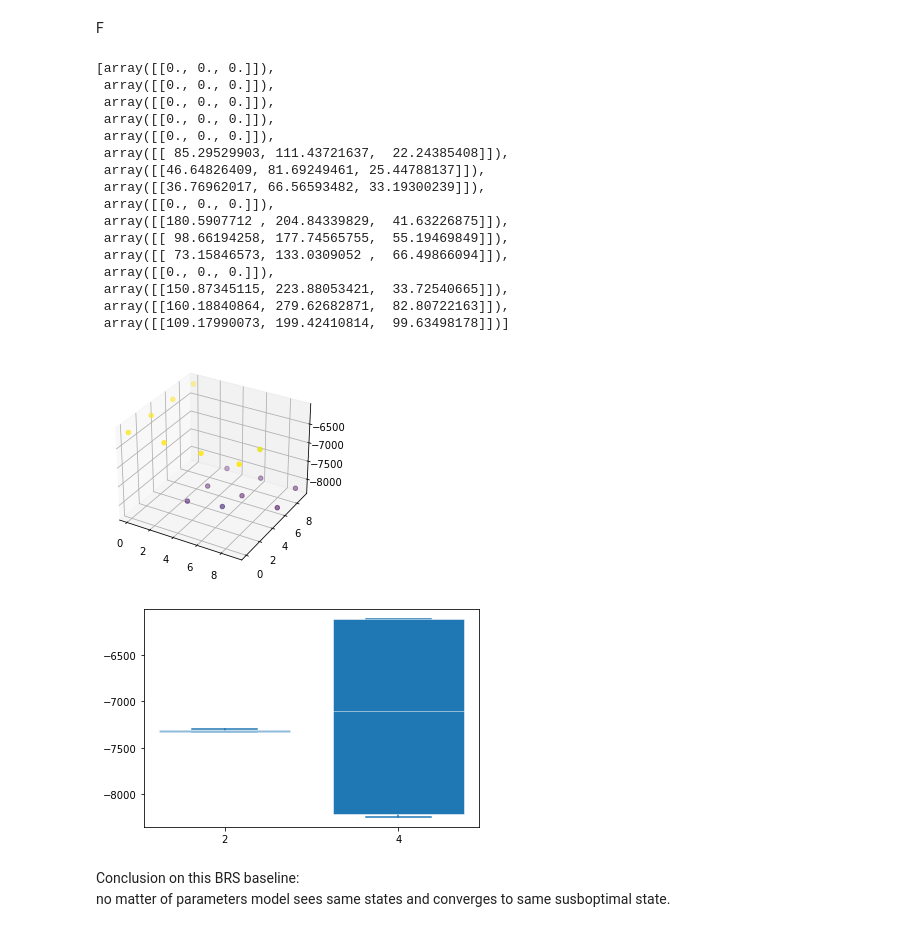
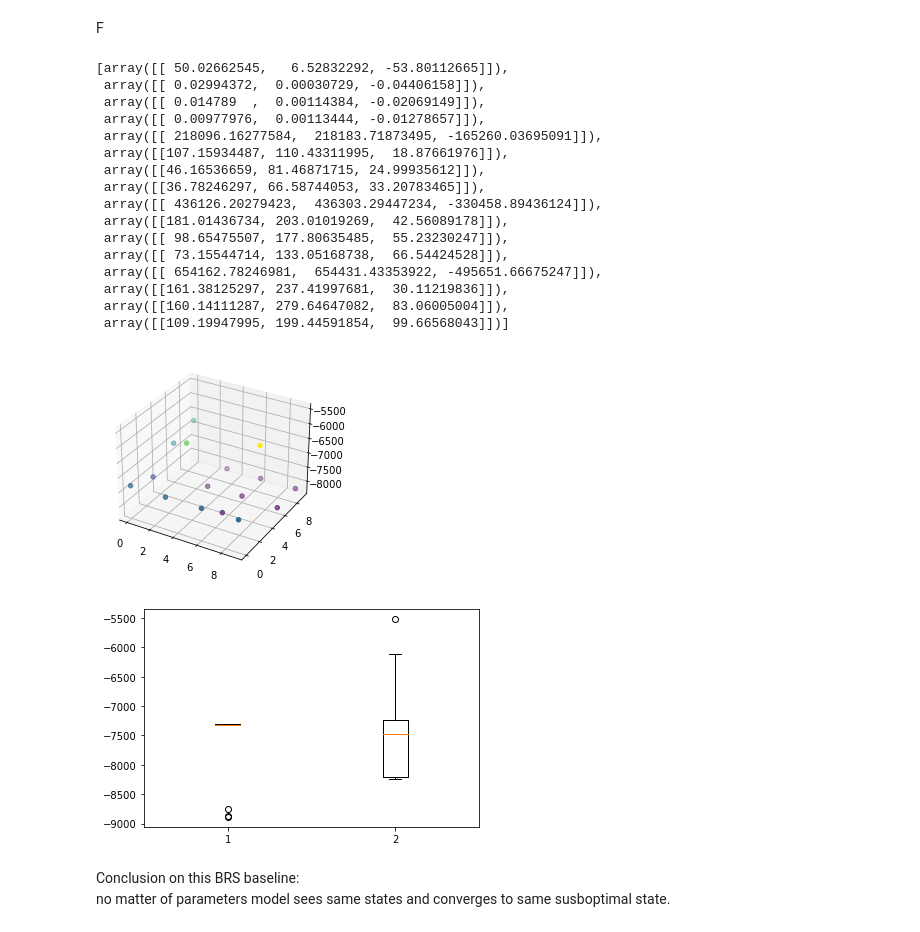
Before and after one commit to ivanvoid/ARS_RL, a Jupyter notebook: ARS.ipynb, the cells around one changed output. Drawn from its saved outputs; the diff is of its cells as text; code cells hidden in the pictures.

```diff
--- a/ARS.ipynb
+++ b/ARS.ipynb
@@ -155,8 +155,8 @@ def evaluate(env, model, SEED=SEED, EVAL_STEPS=EVAL_STEPS):
 # %% [markdown]
 Now we will check if std of exploration noise and it weight have any impact on model performance.
 # %%
-STD_RANGE = (1e-3, 1, 3e-1)
-V_RANGE = (1e-3, 1, 3e-1)
+STD_RANGE = (1e-3, 1, 8e-2)
+V_RANGE = (1e-3, 1, 8e-2)
 
 env = gym.make('Pendulum-v1', g=9.82)
 n_action = 1
@@ -202,8 +201,8 @@ saved_polices
 # %% [markdown]
 F
 # %%
-STD_RANGE = (0, 10, 3)
-V_RANGE = (0, 10, 3)
+STD_RANGE = (1e-3, 10, 3)
+V_RANGE = (1e-3, 10, 3)
 
 env = gym.make('Pendulum-v1', g=9.82)
 n_action = 1
@@ -224,41 +223,44 @@ monitor_big = np.array(monitor_big)
 # %%
 saved_polices
 # %% [output]
-[array([[0., 0., 0.]]),
- array([[0., 0., 0.]]),
- array([[0., 0., 0.]]),
- array([[0., 0., 0.]]),
- array([[0., 0., 0.]]),
- array([[ 85.29529903, 111.43721637,  22.24385408]]),
- array([[46.64826409, 81.69249461, 25.44788137]]),
- array([[36.76962017, 66.56593482, 33.19300239]]),
- array([[0., 0., 0.]]),
- array([[180.5907712 , 204.84339829,  41.63226875]]),
- array([[ 98.66194258, 177.74565755,  55.19469849]]),
- array([[ 73.15846573, 133.0309052 ,  66.49866094]]),
- array([[0., 0., 0.]]),
- array([[150.87345115, 223.88053421,  33.72540665]]),
- array([[160.18840864, 279.62682871,  82.80722163]]),
- array([[109.17990073, 199.42410814,  99.63498178]])]
+[array([[ 50.02662545,   6.52832292, -53.80112665]]),
+ array([[ 0.02994372,  0.00030729, -0.04406158]]),
+ array([[ 0.014789  ,  0.00114384, -0.02069149]]),
+ array([[ 0.00977976,  0.00113444, -0.01278657]]),
+ array([[ 218096.16277584,  218183.71873495, -165260.03695091]]),
+ array([[107.15934487, 110.43311995,  18.87661976]]),
+ array([[46.16536659, 81.46871715, 24.99935612]]),
+ array([[36.78246297, 66.58744053, 33.20783465]]),
+ array([[ 436126.20279423,  436303.29447234, -330458.89436124]]),
+ array([[181.01436734, 203.01019269,  42.56089178]]),
+ array([[ 98.65475507, 177.80635485,  55.23230247]]),
+ array([[ 73.15544714, 133.05168738,  66.54424528]]),
+ array([[ 654162.78246981,  654431.43353922, -495651.66675247]]),
+ array([[161.38125297, 237.41997681,  30.11219836]]),
+ array([[160.14111287, 279.64647082,  83.06005004]]),
+ array([[109.19947995, 199.44591854,  99.66568043]])]
 # %%
 fig = plt.figure()
 ax = plt.axes(projection='3d')
 ax.scatter3D(monitor_big[:,0], monitor_big[:,1], monitor_big[:,2], c=monitor_big[:,2], cmap='viridis')
+# ax.plot_surface(monitor_big[:,0], monitor_big[:,1], monitor_big[:,2], cmap='viridis', rstride=1, cstride=1)
 plt.show()
 # %% [output]
-[figure, old version]
+[figure, new version]
 # %%
 fig, ax = plt.subplots()
 D = [monitor_sml[:,2], monitor_big[:,2]]
-VP = ax.boxplot(D, positions=[2, 4], widths=1.5, patch_artist=True,
-                showmeans=False, showfliers=False,
-                medianprops={"color": "white", "linewidth": 0.5},
-                boxprops={"facecolor": "C0", "edgecolor": "white",
-                          "linewidth": 0.5},
-                whiskerprops={"color": "C0", "linewidth": 1.5},
-                capprops={"color": "C0", "linewidth": 1.5})
+b = ax.boxplot(D)
+
+# VP = ax.boxplot(D, positions=[2, 4], widths=1.5, patch_artist=True,
+#                 showmeans=False, showfliers=False,
+#                 medianprops={"color": "white", "linewidth": 0.5},
+#                 boxprops={"facecolor": "C0", "edgecolor": "white",
+#                           "linewidth": 0.5},
+#                 whiskerprops={"color": "C0", "linewidth": 1.5},
+#                 capprops={"color": "C0", "linewidth": 1.5})
 # %% [output]
-[figure, old version]
+[figure, new version]
 # %% [markdown]
 Conclusion on this BRS baseline:
 no matter of parameters model sees same states and converges to same susboptimal state.
```
Also changed, not shown: parts of 2 cells of this notebook.
